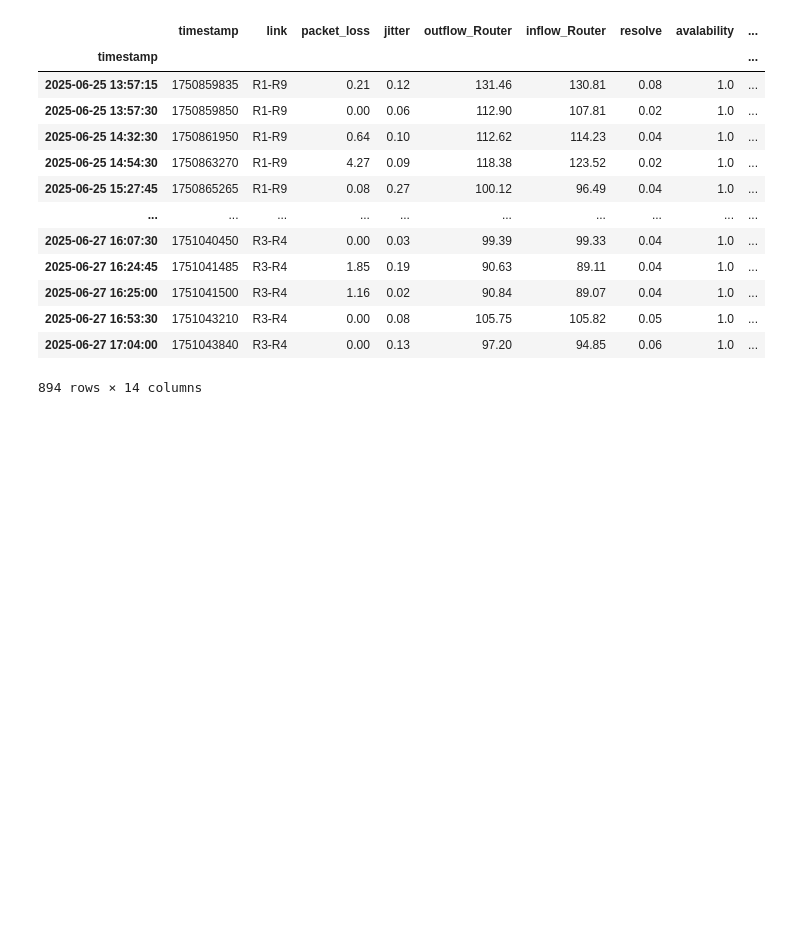
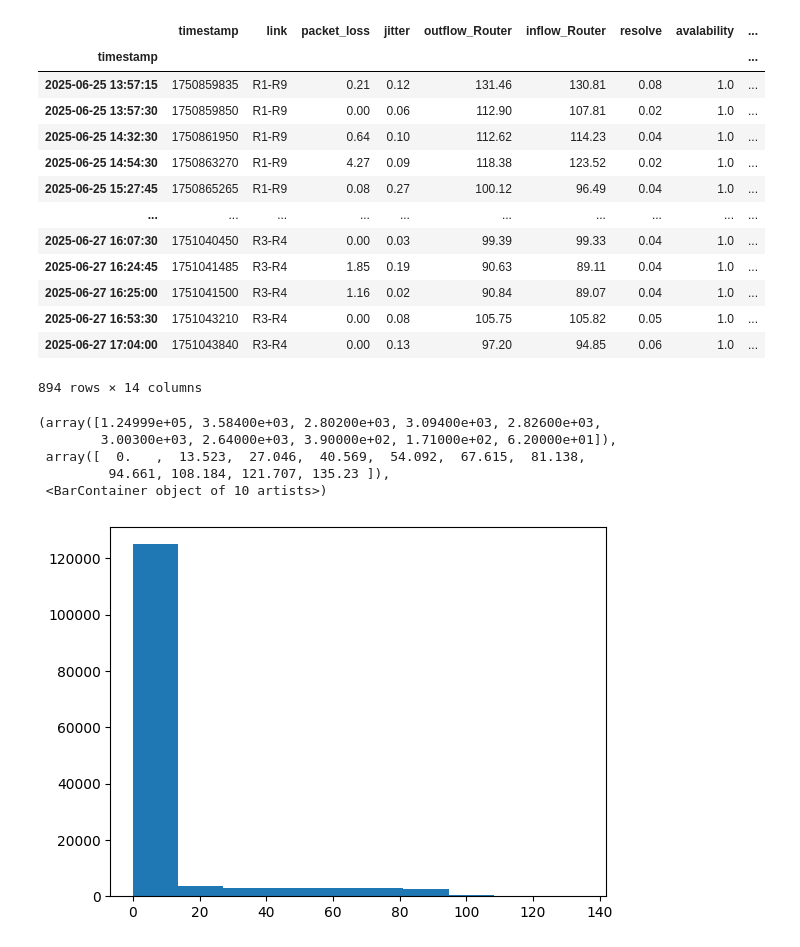
Before and after one commit to aioskill/genai2026, a Jupyter notebook: notebooks/demos20261026/QoS.ipynb, the cells around one changed output. Drawn from its saved outputs; the diff is of its cells as text; code cells hidden in the pictures; blank space fills up the shorter version.

```diff
--- a/notebooks/demos20261026/QoS.ipynb
+++ b/notebooks/demos20261026/QoS.ipynb
@@ -336,3 +336,12 @@ df[df.inflow_anom | df.outflow_anom]
 | 2025-06-27 16:53:30 | 1751043210 | R3-R4 | 0.00 | 0.08 | 105.75 | 105.82 | 0.05 | 1.0 | ... |
 | 2025-06-27 17:04:00 | 1751043840 | R3-R4 | 0.00 | 0.13 | 97.20 | 94.85 | 0.06 | 1.0 | ... |
 894 rows × 14 columns
+# %%
+plt.hist(df.inflow_Router)
+# %% [output]
+(array([1.24999e+05, 3.58400e+03, 2.80200e+03, 3.09400e+03, 2.82600e+03,
+        3.00300e+03, 2.64000e+03, 3.90000e+02, 1.71000e+02, 6.20000e+01]),
+ array([  0.   ,  13.523,  27.046,  40.569,  54.092,  67.615,  81.138,
+         94.661, 108.184, 121.707, 135.23 ]),
+ <BarContainer object of 10 artists>)
+[figure, added]
```
Also changed, not shown: parts of 8 cells of this notebook.
